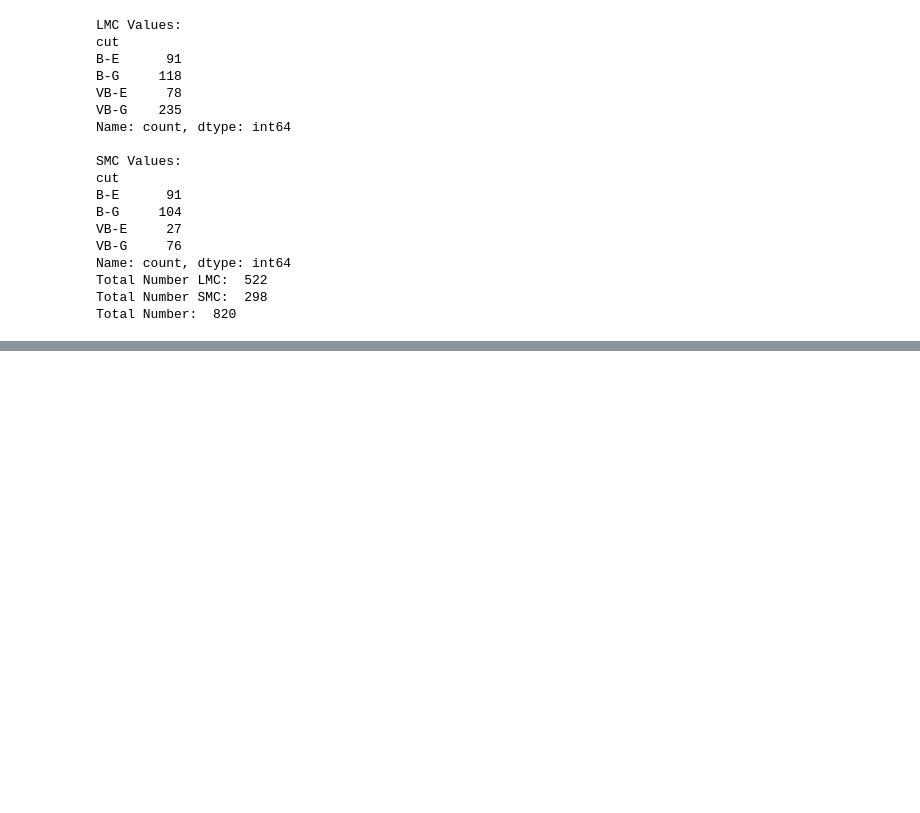
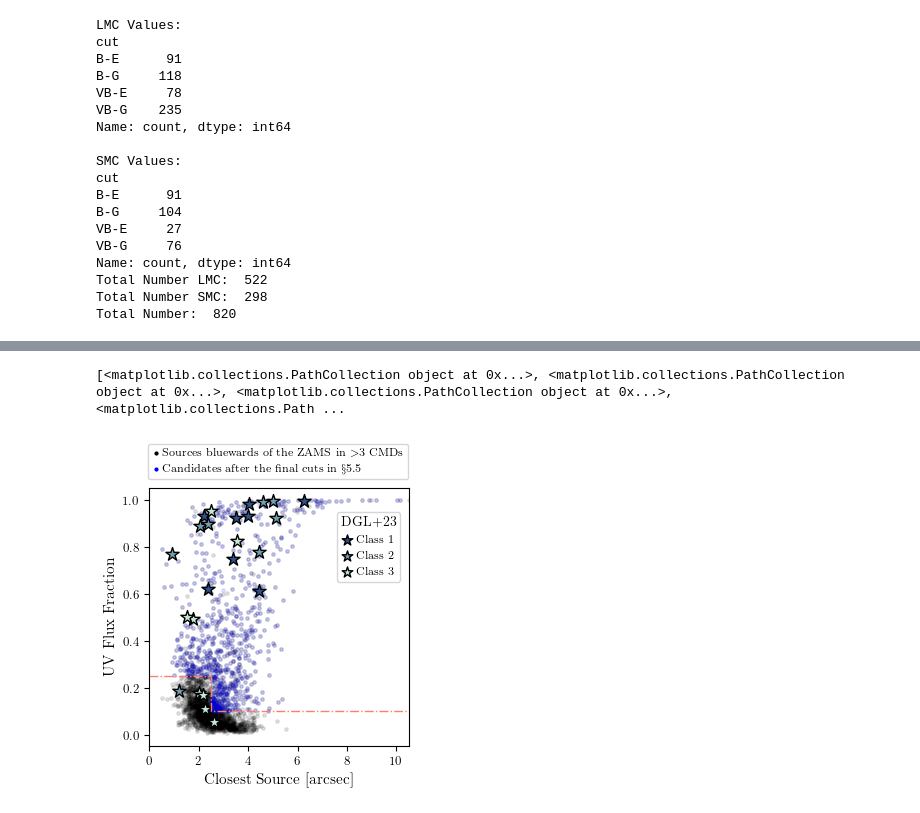
Before and after one commit to AstroLudwig/SUMS_UVPhotometricCatalog, a Jupyter notebook: 4_FindCandidates/3_GaiaAndRanking.ipynb, the cells around one changed output, grey strips where cells are left out. Saved outputs shown, nothing was run; the diff lists cells and outputs as text; code cells hidden in the pictures; blank space fills up the shorter version.

```diff
--- a/4_FindCandidates/3_GaiaAndRanking.ipynb
+++ b/4_FindCandidates/3_GaiaAndRanking.ipynb
@@ -259,0 +309,39 @@ plt.legend();
+# %%
+# PLOT - Dont show rankings
+
+confirmed_colors = ['#2E528E','#70A0AF','#C7E7D8']
+
+
+f,axes = plt.subplots(1,1, figsize=(3.35,3.35))
+
+
+axes.scatter(background['closest'],background['ff_avg'],color='k',alpha=0.1,marker='.')
+blue3 = axes.scatter(-10,0,color='k',alpha=1,marker='.',label='Sources bluewards of the ZAMS in $>$3 CMDs')
+
+axes.scatter(df['closest'],df['ff_avg'],color='b',alpha=0.1,marker='.')
+final = axes.scatter(-10,0,color='b',alpha=1,marker='.',label='Candidates after the final cuts in $\S$5.5')
+
+ds=100
+axes.scatter(class1['closest'],class1['ff_avg'],color=confirmed_colors[0],marker='*',s=ds,edgecolors='k',linewidths=1,label='Class 1')
+axes.scatter(class2['closest'],class2['ff_avg'],color=confirmed_colors[1],marker='*',s=ds,edgecolors='k',linewidths=1,label='Class 2')
+axes.scatter(class3['closest'],class3['ff_avg'],color=confirmed_colors[2],marker='*',s=ds,edgecolors='k',linewidths=1,label='Class 3')
+axes.set_ylabel('UV Flux Fraction')
+axes.set_xlabel("Closest Source [arcsec]")
+axes.plot([0,2.5,2.5,10.5],[0.25,0.25,0.1,0.1],color='salmon',linestyle='-.')
+
+
+axes.set_xlim(0,10.5)
+handles, labels = axes.get_legend_handles_labels()
+print(handles,labels)
+
+# Put a legend on top of axes with only two of the handles
+lg=8.25
+leg1 = axes.legend(handles=handles[2:],labels=labels[2:], title="DGL+23",bbox_to_anchor=(0.7, 0.93),fontsize=lg,handletextpad=0.5,handlelength=0.6,markerscale=0.8)
+axes.add_artist(leg1)
+
+
+axes.legend(handles=handles[:2],labels=labels[:2],bbox_to_anchor=(-0.026, 1.015, 1.05, 0.),handletextpad=0.2,handlelength=0.6,markerscale=0.8,fontsize=lg)
+plt.savefig('FFrac_Closest.pdf',bbox_inches='tight',dpi=1000)
+# %% [output]
+[<matplotlib.collections.PathCollection object at 0x...>, <matplotlib.collections.PathCollection object at 0x...>, <matplotlib.collections.PathCollection object at 0x...>, <matplotlib.collections.Path ...
+[figure, added]
```
Also changed, not shown: parts of 2 cells of this notebook, 2 other files.
